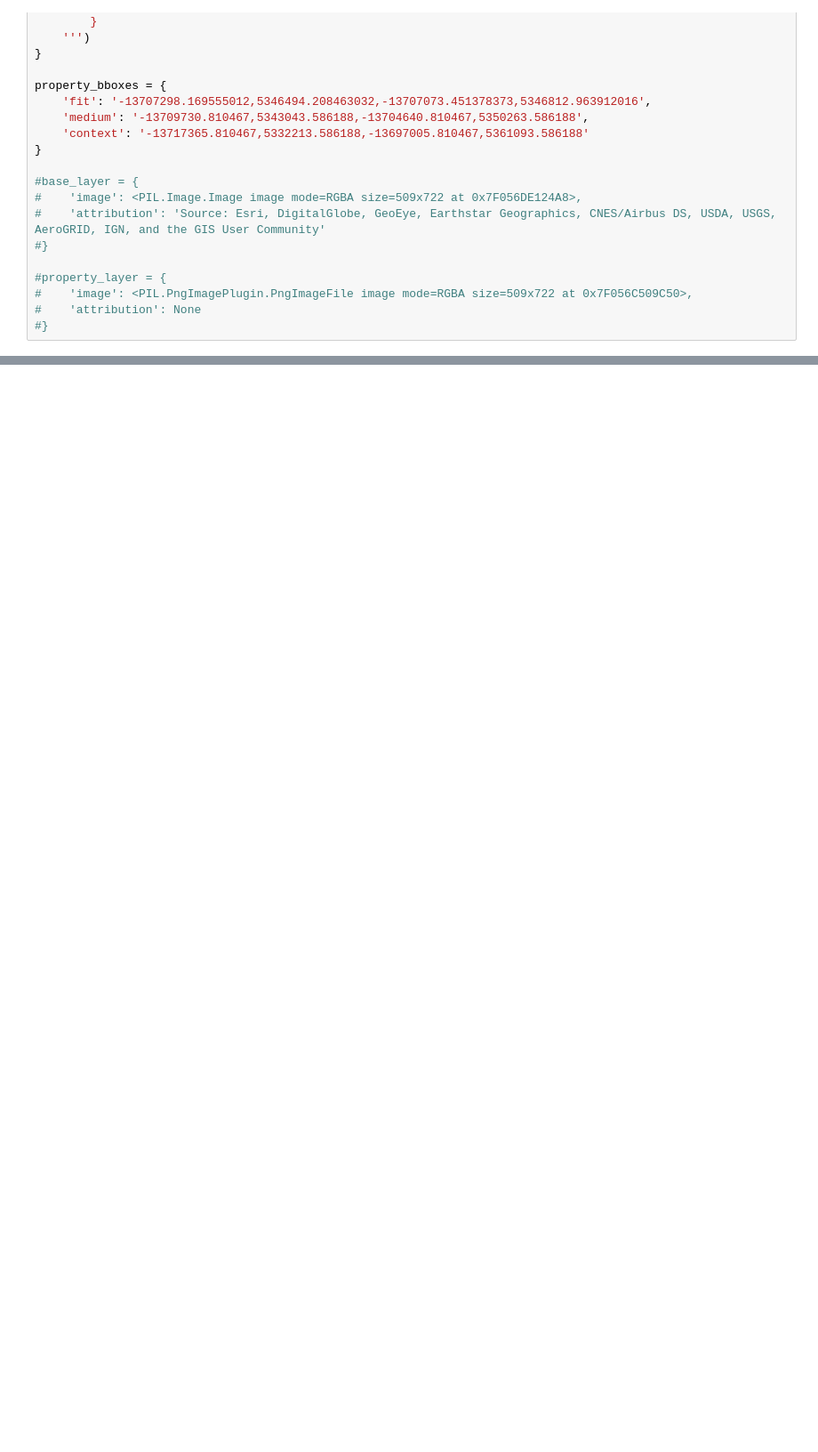
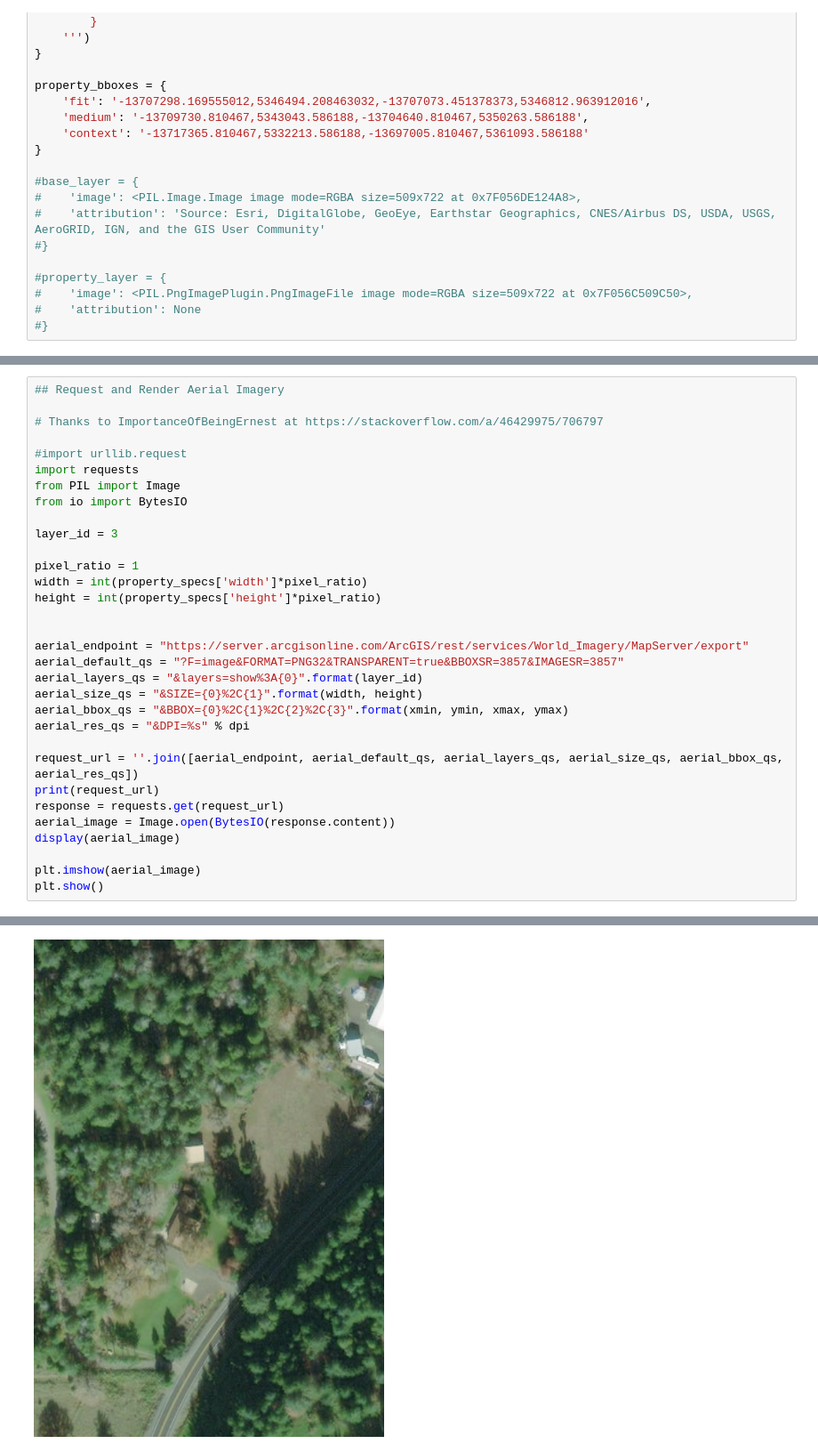
Before and after one commit to rhodges/ecotrust_jupyter, a Jupyter notebook: Drawing GIS/Draw Layered Map Tiles with MatPlotLib.ipynb, the cells around one changed output, grey strips where cells are left out. Shown at 89% size. Cells and saved outputs as stored; diff of their text form; blank space fills up the shorter version.

```diff
--- a/Drawing GIS/Draw Layered Map Tiles with MatPlotLib.ipynb
+++ b/Drawing GIS/Draw Layered Map Tiles with MatPlotLib.ipynb
@@ -191,0 +196,33 @@ ax.add_collection(PatchCollection(polys, **patch_kwargs))
+# %%
+## Request and Render Aerial Imagery
+
+# Thanks to ImportanceOfBeingErnest at https://stackoverflow.com/a/46429975/706797
+
+#import urllib.request
+import requests
+from PIL import Image
+from io import BytesIO
+
+layer_id = 3
+
+pixel_ratio = 1
+width = int(property_specs['width']*pixel_ratio)
+height = int(property_specs['height']*pixel_ratio)
+
+
+aerial_endpoint = "https://server.arcgisonline.com/ArcGIS/rest/services/World_Imagery/MapServer/export"
+aerial_default_qs = "?F=image&FORMAT=PNG32&TRANSPARENT=true&BBOXSR=3857&IMAGESR=3857"
+aerial_layers_qs = "&layers=show%3A{0}".format(layer_id)
+aerial_size_qs = "&SIZE={0}%2C{1}".format(width, height)
+aerial_bbox_qs = "&BBOX={0}%2C{1}%2C{2}%2C{3}".format(xmin, ymin, xmax, ymax)
+aerial_res_qs = "&DPI=%s" % dpi
+
+request_url = ''.join([aerial_endpoint, aerial_default_qs, aerial_layers_qs, aerial_size_qs, aerial_bbox_qs, aerial_res_qs])
+print(request_url)
+response = requests.get(request_url)
+aerial_image = Image.open(BytesIO(response.content))
+display(aerial_image)
+
+plt.imshow(aerial_image)
+plt.show()
+# %% [output]
@@ -191,0 +230 @@ ax.add_collection(PatchCollection(polys, **patch_kwargs))
+[figure, added]
```
Also changed, not shown: parts of 3 cells of this notebook.
